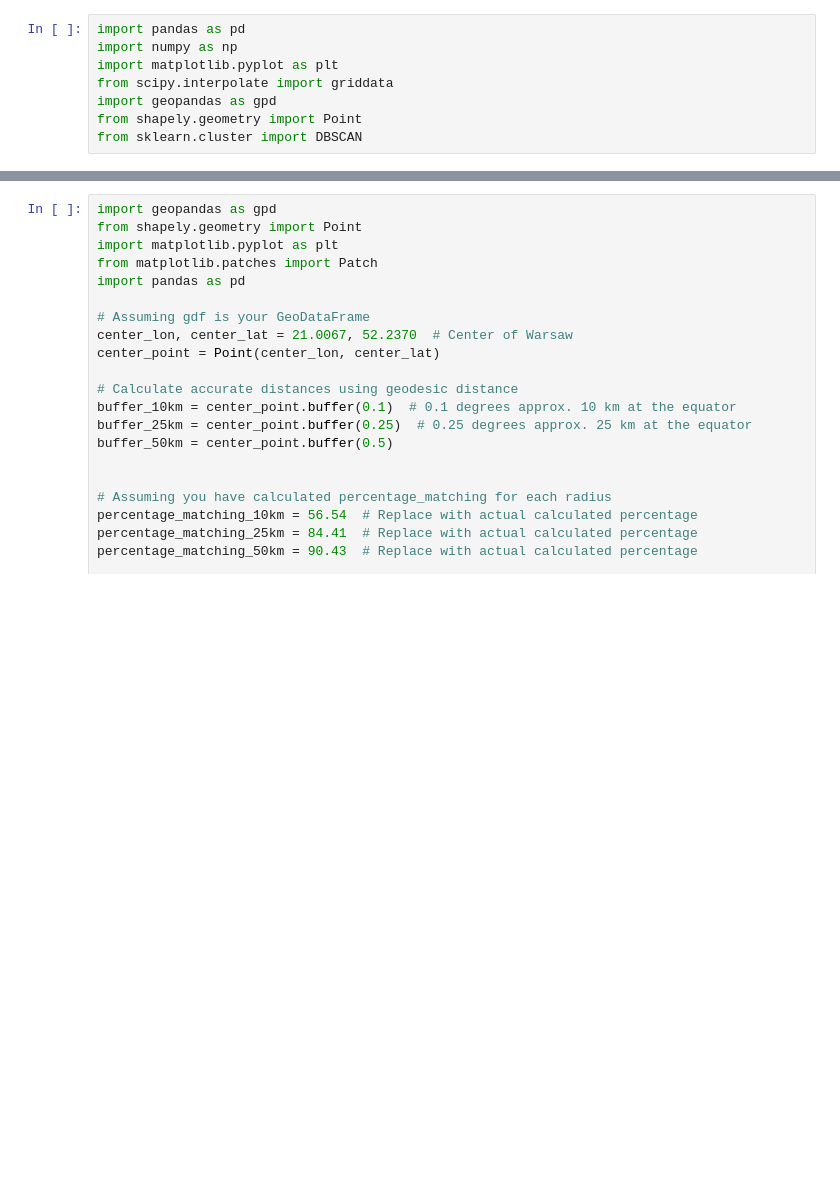
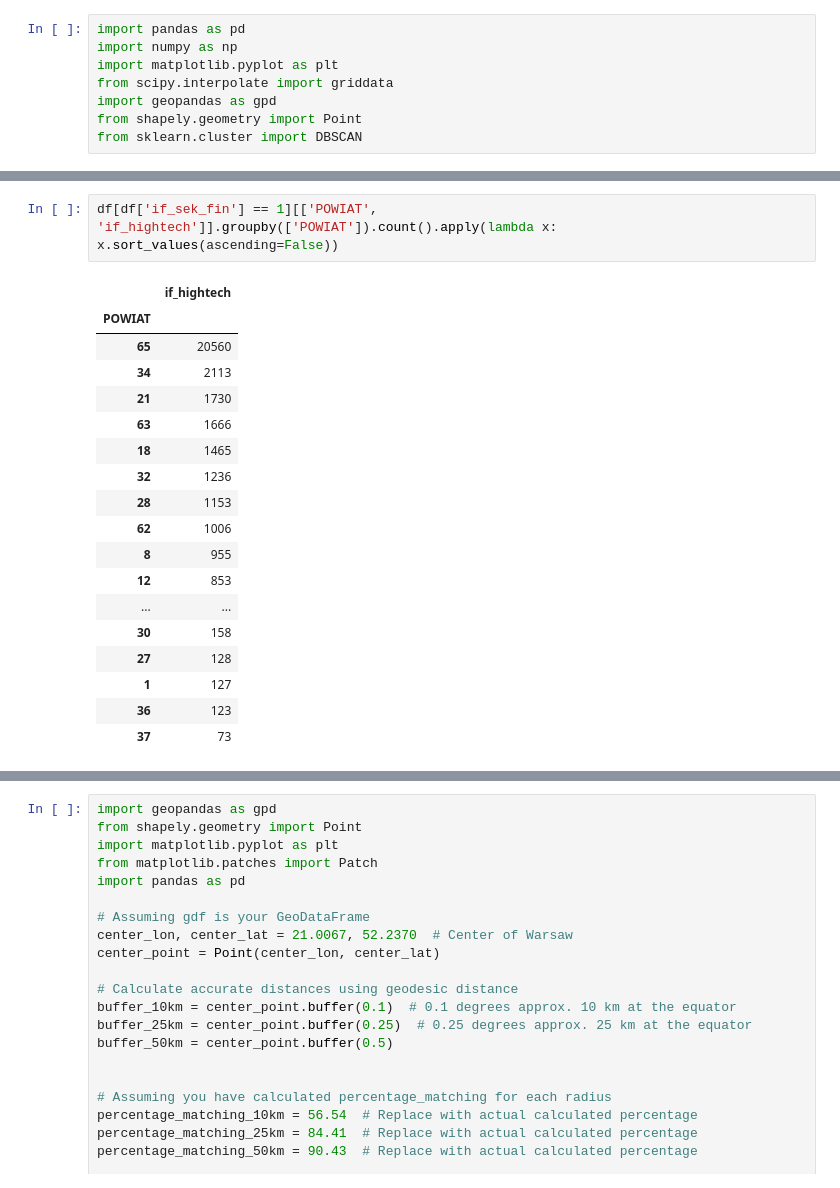
Before and after one commit to fszymanski13/master_thesis, a Jupyter notebook: notebooks/Wstępna analiza.ipynb, the cells around one changed output, grey strips where cells are left out. Drawn from its saved outputs; the diff is of its cells as text; blank space fills up the shorter version.

```diff
--- a/notebooks/Wstępna analiza.ipynb
+++ b/notebooks/Wstępna analiza.ipynb
@@ -28,0 +60,21 @@ df.describe(include = 'all')
+# %%
+df[df['if_sek_fin'] == 1][['POWIAT', 'if_hightech']].groupby(['POWIAT']).count().apply(lambda x: x.sort_values(ascending=False))
+# %% [output]
+|  | if_hightech |
+| POWIAT |  |
+| 65 | 20560 |
+| 34 | 2113 |
+| 21 | 1730 |
+| 63 | 1666 |
+| 18 | 1465 |
+| 32 | 1236 |
+| 28 | 1153 |
+| 62 | 1006 |
+| 8 | 955 |
+| 12 | 853 |
+| ... | ... |
+| 30 | 158 |
+| 27 | 128 |
+| 1 | 127 |
+| 36 | 123 |
+| 37 | 73 |
```
Also changed, not shown: parts of 21 cells of this notebook, 1 other file.
